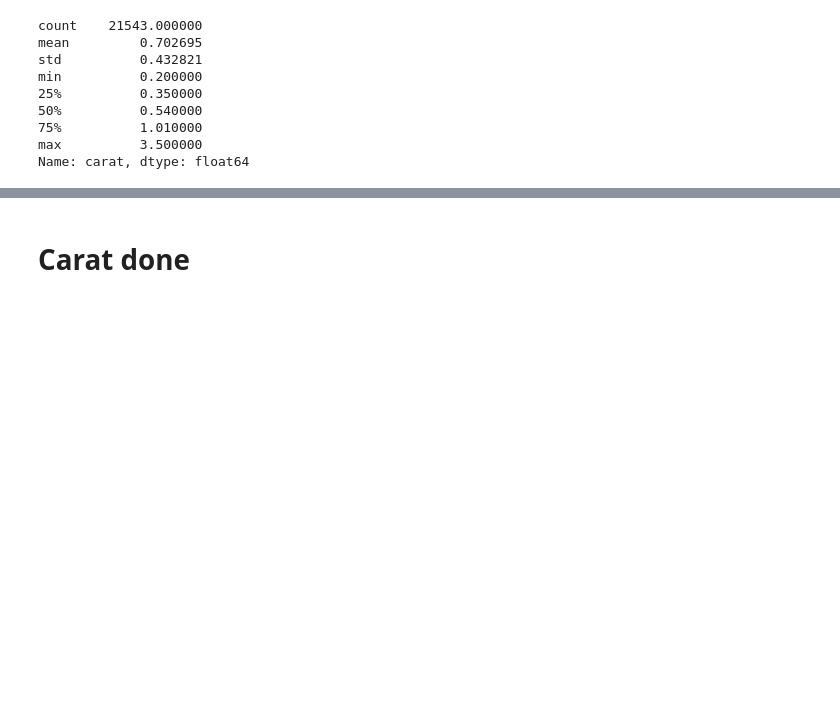
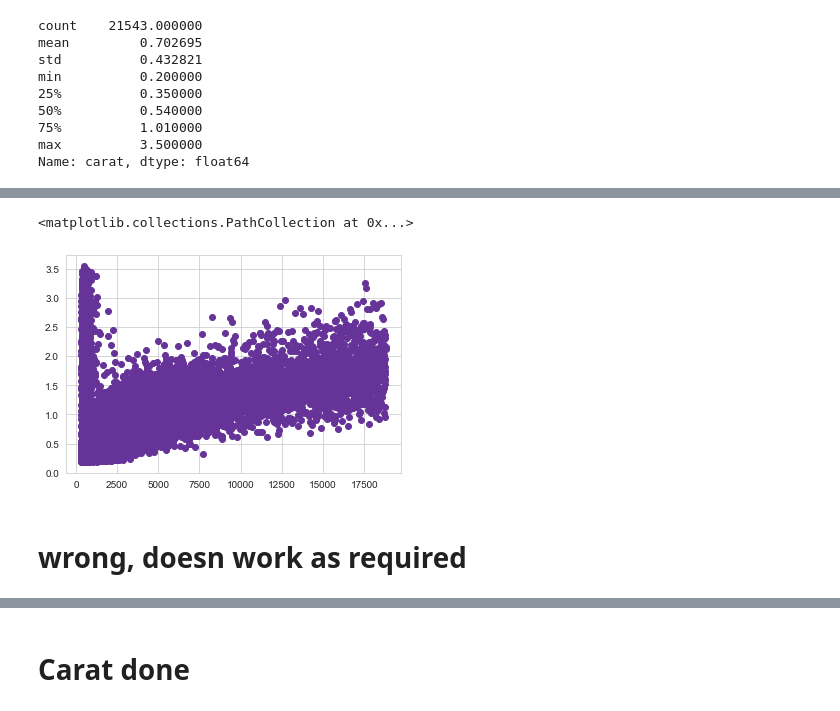
Before and after one commit to JuliaMal/ProgDA_Project2, a Jupyter notebook: Project2.ipynb, the cells around one changed output, grey strips where cells are left out. Drawn from its saved outputs; the diff is of its cells as text; code cells hidden in the pictures; blank space fills up the shorter version.

```diff
--- a/Project2.ipynb
+++ b/Project2.ipynb
@@ -418,3 +472,10 @@ Name: carat, dtype: float64
+# %%
+plt.scatter(s_price, s_carat, color="rebeccapurple")
+# %% [output]
+<matplotlib.collections.PathCollection at 0x...>
+[figure, added]
+# %% [markdown]
+# wrong, doesn work as required
 # %%
 sns.set_style("whitegrid")
 fig = plt.figure(figsize=(10,7))
```
Also changed, not shown: parts of 43 cells of this notebook, 1 other file.
